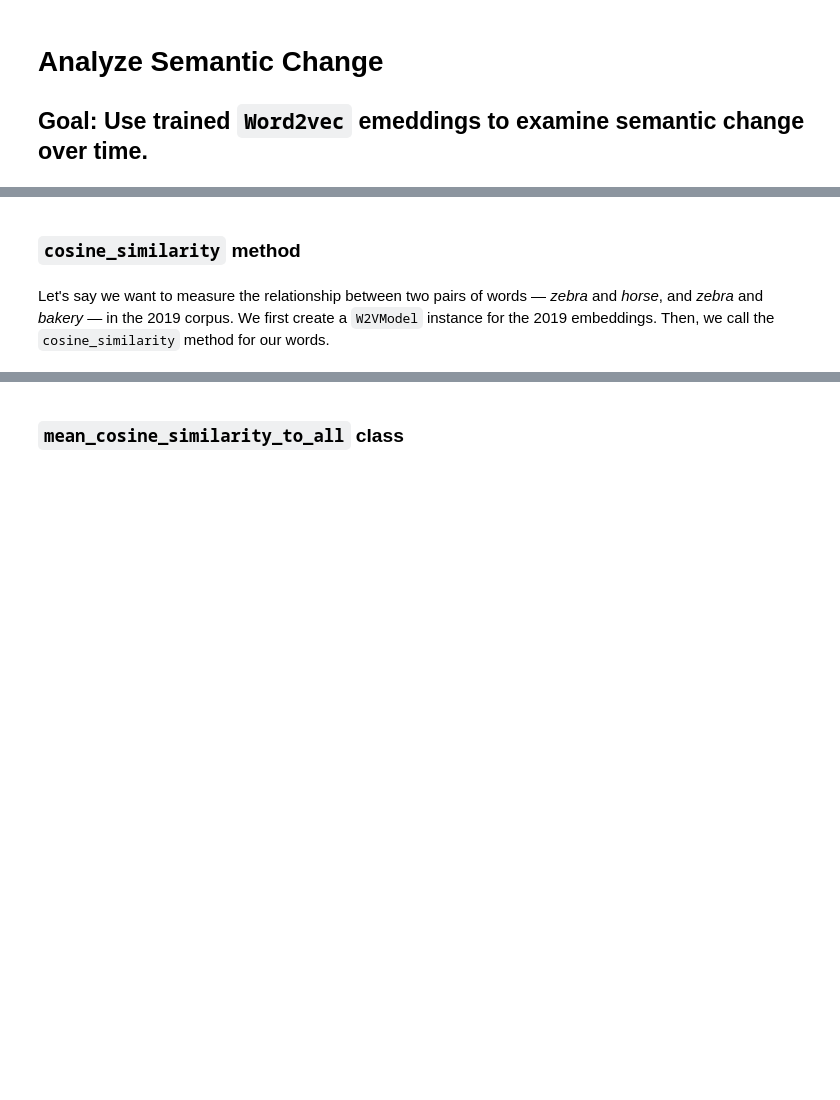
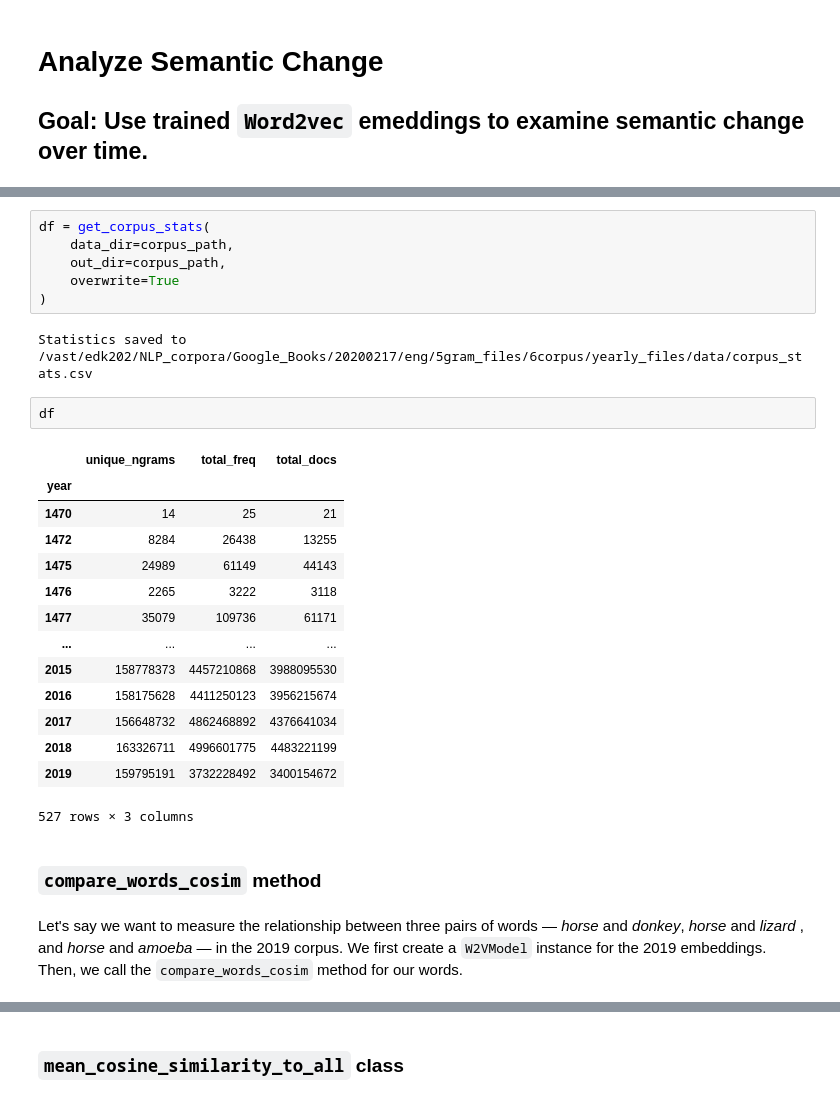
Before and after one commit to eric-d-knowles/hist_w2v, a Jupyter notebook: notebooks/workflow_analyze_change.ipynb, the cells around one changed output, grey strips where cells are left out. Cells and saved outputs as stored; diff of their text form; blank space fills up the shorter version.

```diff
--- a/notebooks/workflow_analyze_change.ipynb
+++ b/notebooks/workflow_analyze_change.ipynb
@@ -15,5 +22,30 @@ model_path = '/vast/edk202/NLP_corpora/Google_Books/20200217/eng/5gram_files/6co
+# %%
+df = get_corpus_stats(
+    data_dir=corpus_path,
+    out_dir=corpus_path,
+    overwrite=True
+)
+# %% [output]
+Statistics saved to /vast/edk202/NLP_corpora/Google_Books/20200217/eng/5gram_files/6corpus/yearly_files/data/corpus_stats.csv
+# %%
+df
+# %% [output]
+|  | unique_ngrams | total_freq | total_docs |
+| year |  |  |  |
+| 1470 | 14 | 25 | 21 |
+| 1472 | 8284 | 26438 | 13255 |
+| 1475 | 24989 | 61149 | 44143 |
+| 1476 | 2265 | 3222 | 3118 |
+| 1477 | 35079 | 109736 | 61171 |
+| ... | ... | ... | ... |
+| 2015 | 158778373 | 4457210868 | 3988095530 |
+| 2016 | 158175628 | 4411250123 | 3956215674 |
+| 2017 | 156648732 | 4862468892 | 4376641034 |
+| 2018 | 163326711 | 4996601775 | 4483221199 |
+| 2019 | 159795191 | 3732228492 | 3400154672 |
+527 rows × 3 columns
 # %% [markdown]
-### `cosine_similarity` method
+### `compare_words_cosim` method
 # %% [markdown]
-Let's say we want to measure the relationship between two pairs of words — _zebra_ and _horse_, and _zebra_ and _bakery_ — in the 2019 corpus. We first create a `W2VModel` instance for the 2019 embeddings. Then, we call the `cosine_similarity` method for our words.
+Let's say we want to measure the relationship between three pairs of words — _horse_ and _donkey_, _horse_ and _lizard_ , and _horse_ and _amoeba_ — in the 2019 corpus. We first create a `W2VModel` instance for the 2019 embeddings. Then, we call the `compare_words_cosim` method for our words.
 # %%
```
Also changed, not shown: parts of 15 cells of this notebook, 8 other files.
